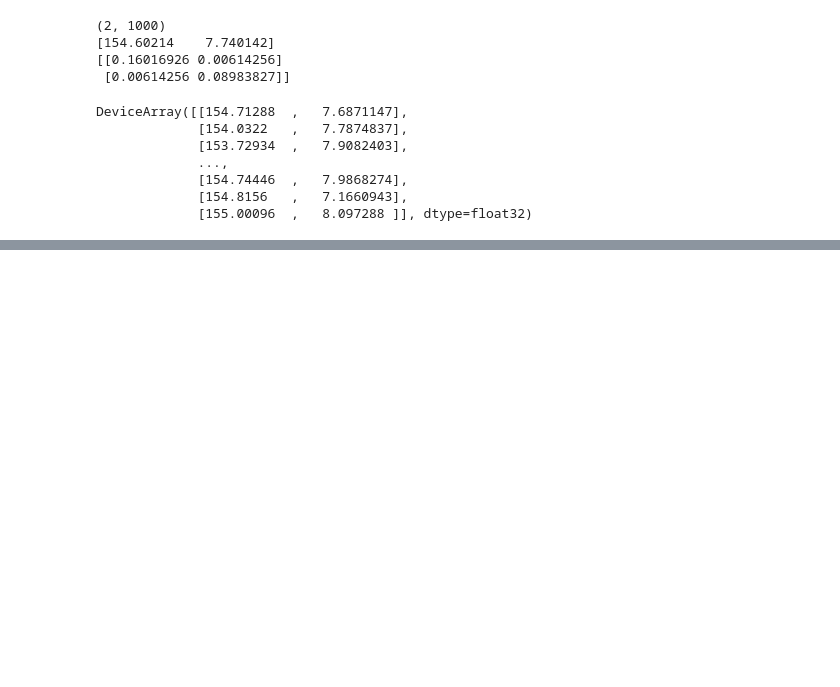
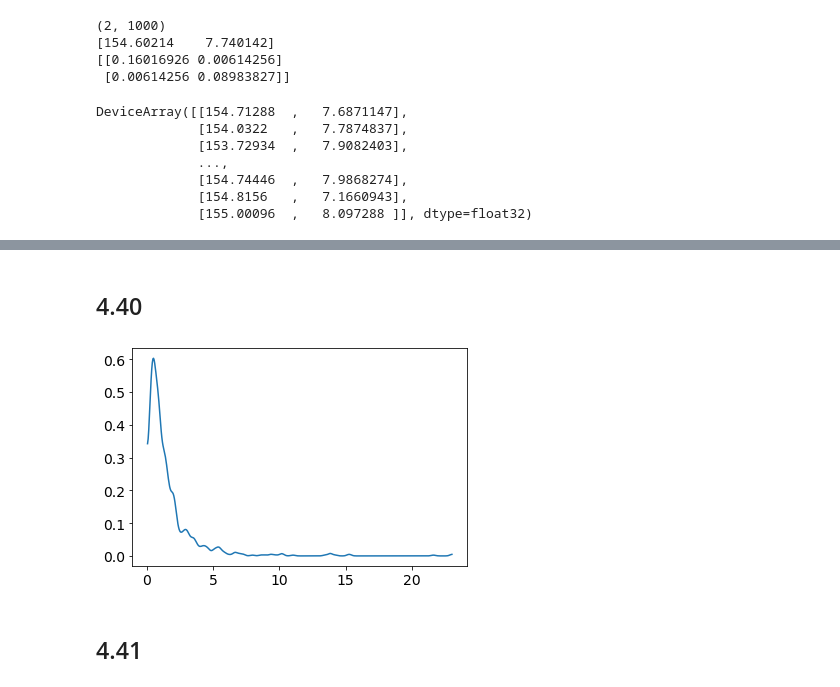
Before and after one commit to 8wgf3b/books, a Jupyter notebook: stat_rethink/Chap4.ipynb, the cells around one changed output, grey strips where cells are left out. Drawn from its saved outputs; the diff is of its cells as text; code cells hidden in the pictures; blank space fills up the shorter version.

```diff
--- a/stat_rethink/Chap4.ipynb
+++ b/stat_rethink/Chap4.ipynb
@@ -374,0 +446,10 @@ DeviceArray([[154.71288  ,   7.6871147],
+# %% [markdown]
+## 4.40
+# %%
+b = dist.LogNormal(0, 1).sample(key, (1000,))
+az.plot_kde(b)
+plt.show()
+# %% [output]
+[figure, added]
+# %% [markdown]
+## 4.41
```
Also changed, not shown: parts of 8 cells of this notebook.
